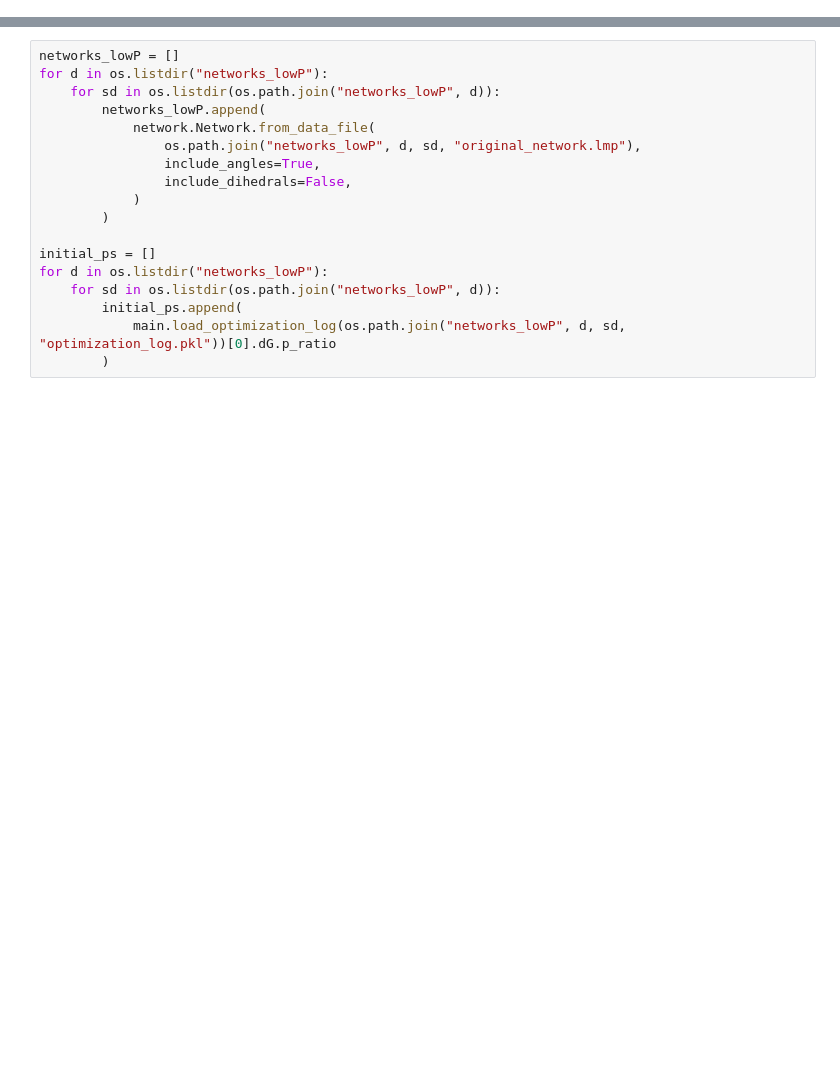
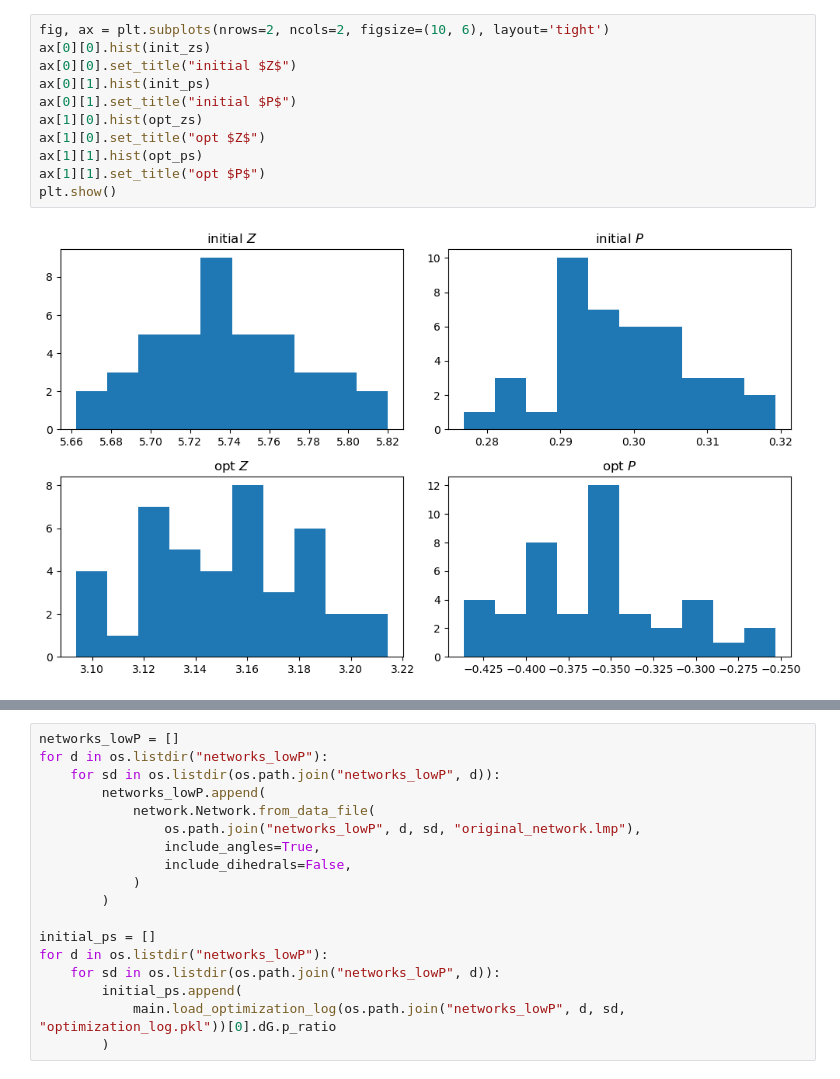
Before and after one commit to Shteingolts/auxetic_optimizer, a Jupyter notebook: test.ipynb, the cells around one changed output, grey strips where cells are left out. Drawn from its saved outputs; the diff is of its cells as text; blank space fills up the shorter version.

```diff
--- a/test.ipynb
+++ b/test.ipynb
@@ -51,0 +98,13 @@ new_history = plot_opt_history("/home/sergey/work/auxetic_optimizer/0")
+# %%
+fig, ax = plt.subplots(nrows=2, ncols=2, figsize=(10, 6), layout='tight')
+ax[0][0].hist(init_zs)
+ax[0][0].set_title("initial $Z$")
+ax[0][1].hist(init_ps)
+ax[0][1].set_title("initial $P$")
+ax[1][0].hist(opt_zs)
+ax[1][0].set_title("opt $Z$")
+ax[1][1].hist(opt_ps)
+ax[1][1].set_title("opt $P$")
+plt.show()
+# %% [output]
+[figure, added]
```
Also changed, not shown: parts of 6 cells of this notebook, 2 other files.
